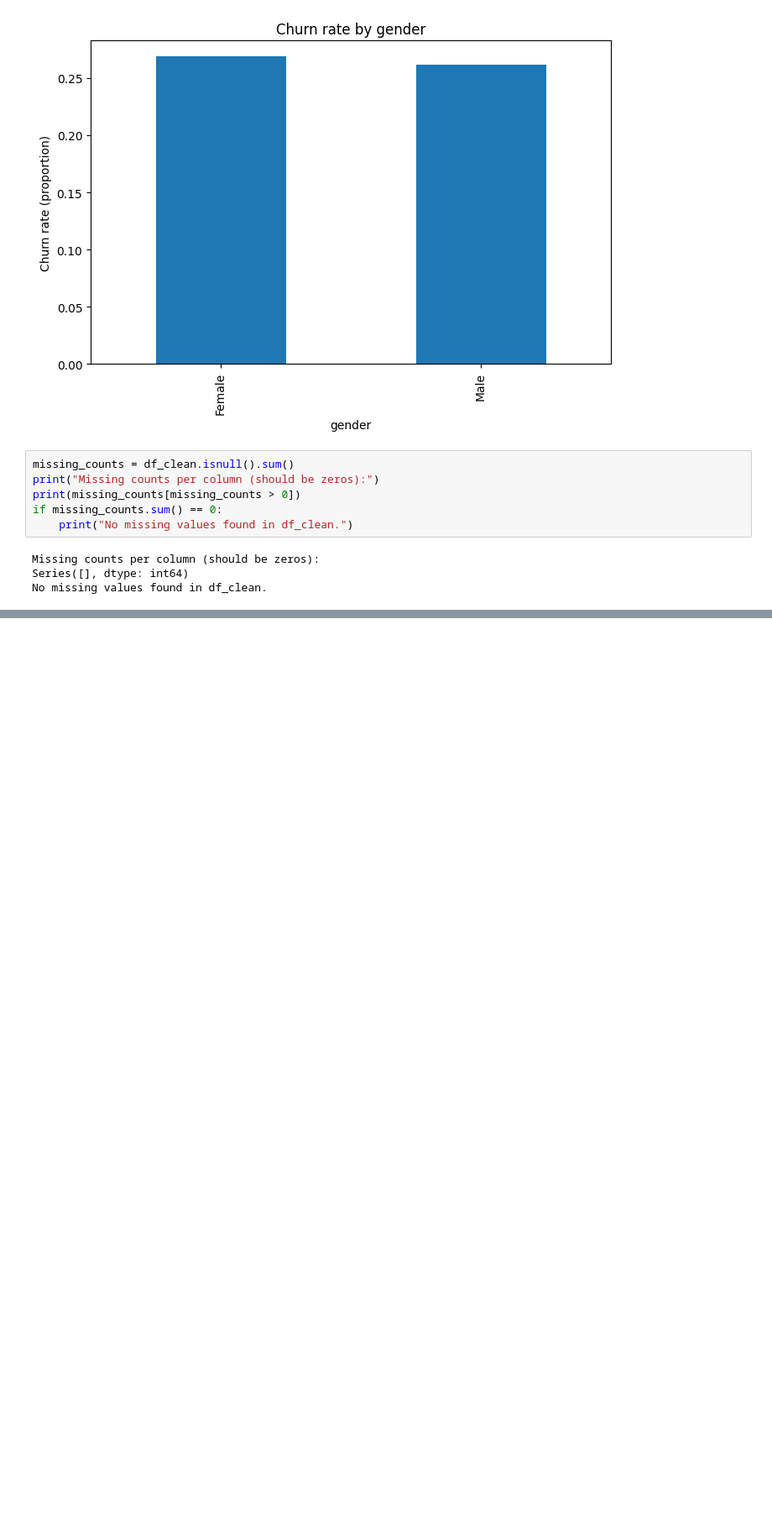
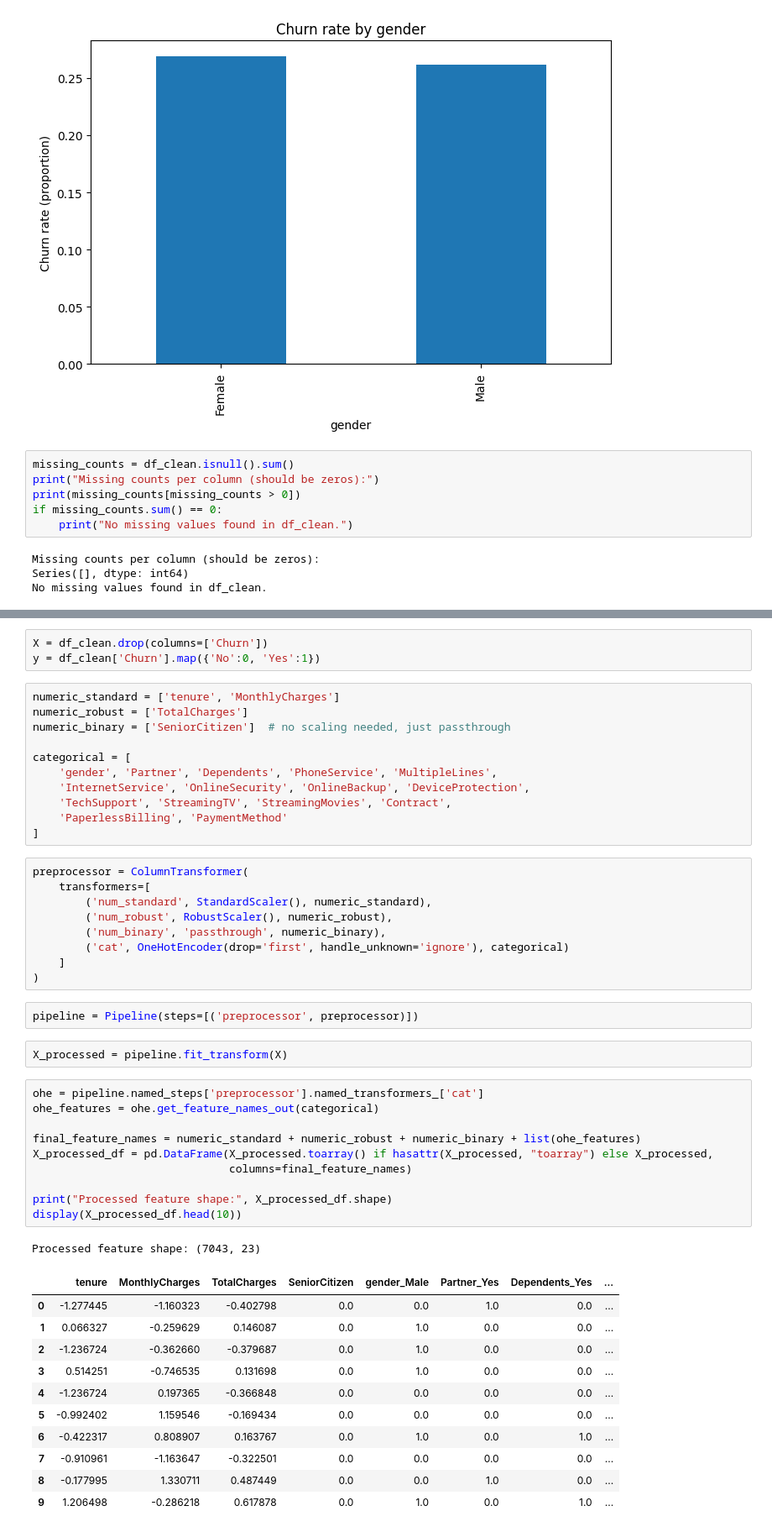
Before and after one commit to yahyaCS/AIP22-featureEngineering, a Jupyter notebook: fe.ipynb, the cells around one changed output, grey strips where cells are left out. Shown at 84% size. Saved outputs shown, nothing was run; the diff lists cells and outputs as text; blank space fills up the shorter version.

```diff
--- a/fe.ipynb
+++ b/fe.ipynb
@@ -559,0 +564,50 @@ No missing values found in df_clean.
+# %%
+X = df_clean.drop(columns=['Churn'])
+y = df_clean['Churn'].map({'No':0, 'Yes':1})
+# %%
+numeric_standard = ['tenure', 'MonthlyCharges']
+numeric_robust = ['TotalCharges']
+numeric_binary = ['SeniorCitizen']  # no scaling needed, just passthrough
+
+categorical = [
+    'gender', 'Partner', 'Dependents', 'PhoneService', 'MultipleLines',
+    'InternetService', 'OnlineSecurity', 'OnlineBackup', 'DeviceProtection',
+    'TechSupport', 'StreamingTV', 'StreamingMovies', 'Contract',
+    'PaperlessBilling', 'PaymentMethod'
+]
+# %%
+preprocessor = ColumnTransformer(
+    transformers=[
+        ('num_standard', StandardScaler(), numeric_standard),
+        ('num_robust', RobustScaler(), numeric_robust),
+        ('num_binary', 'passthrough', numeric_binary),
+        ('cat', OneHotEncoder(drop='first', handle_unknown='ignore'), categorical)
+    ]
+)
+# %%
+pipeline = Pipeline(steps=[('preprocessor', preprocessor)])
+# %%
+X_processed = pipeline.fit_transform(X)
+# %%
+ohe = pipeline.named_steps['preprocessor'].named_transformers_['cat']
+ohe_features = ohe.get_feature_names_out(categorical)
+
+final_feature_names = numeric_standard + numeric_robust + numeric_binary + list(ohe_features)
+X_processed_df = pd.DataFrame(X_processed.toarray() if hasattr(X_processed, "toarray") else X_processed,
+                              columns=final_feature_names)
+
+print("Processed feature shape:", X_processed_df.shape)
+display(X_processed_df.head(10))
+# %% [output]
+Processed feature shape: (7043, 23)
+|  | tenure | MonthlyCharges | TotalCharges | SeniorCitizen | gender_Male | Partner_Yes | Dependents_Yes | ... |
+| 0 | -1.277445 | -1.160323 | -0.402798 | 0.0 | 0.0 | 1.0 | 0.0 | ... |
+| 1 | 0.066327 | -0.259629 | 0.146087 | 0.0 | 1.0 | 0.0 | 0.0 | ... |
+| 2 | -1.236724 | -0.362660 | -0.379687 | 0.0 | 1.0 | 0.0 | 0.0 | ... |
+| 3 | 0.514251 | -0.746535 | 0.131698 | 0.0 | 1.0 | 0.0 | 0.0 | ... |
+| 4 | -1.236724 | 0.197365 | -0.366848 | 0.0 | 0.0 | 0.0 | 0.0 | ... |
+| 5 | -0.992402 | 1.159546 | -0.169434 | 0.0 | 0.0 | 0.0 | 0.0 | ... |
+| 6 | -0.422317 | 0.808907 | 0.163767 | 0.0 | 1.0 | 0.0 | 1.0 | ... |
+| 7 | -0.910961 | -1.163647 | -0.322501 | 0.0 | 0.0 | 0.0 | 0.0 | ... |
+| 8 | -0.177995 | 1.330711 | 0.487449 | 0.0 | 0.0 | 1.0 | 0.0 | ... |
+| 9 | 1.206498 | -0.286218 | 0.617878 | 0.0 | 1.0 | 0.0 | 1.0 | ... |
```
Also changed, not shown: parts of 1 cell of this notebook.
